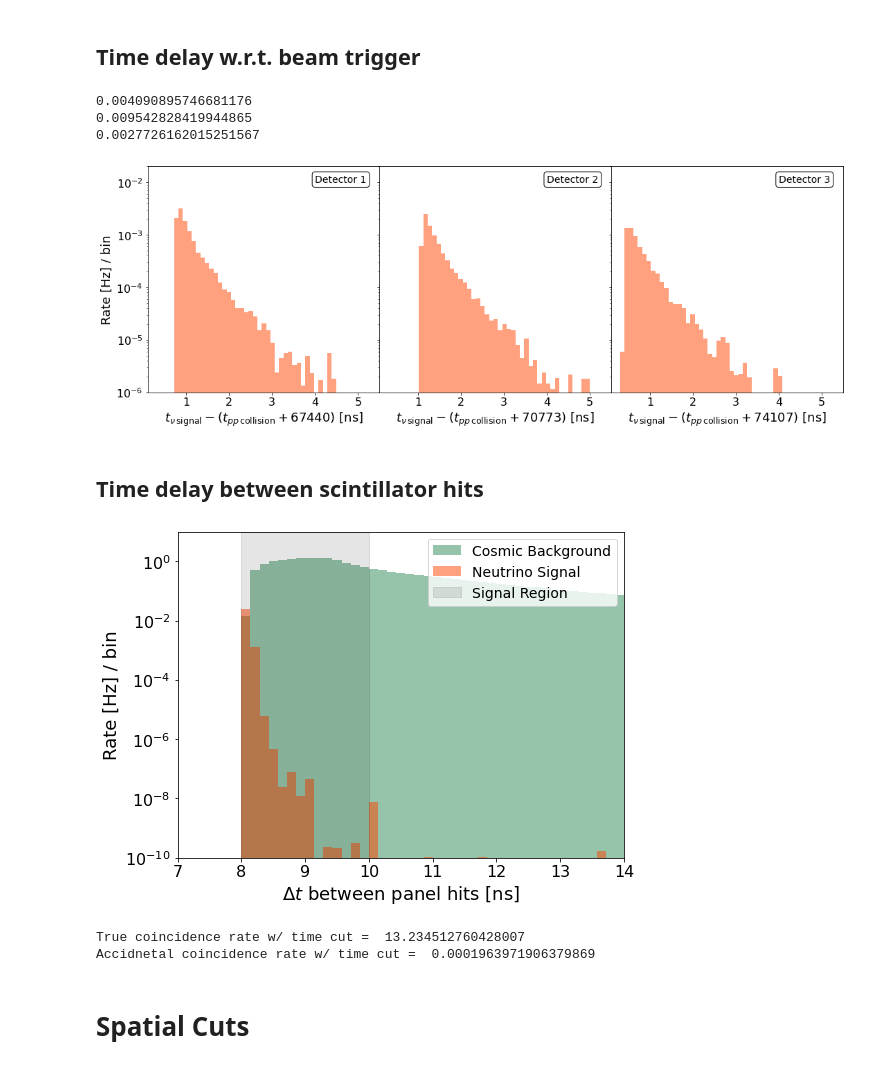
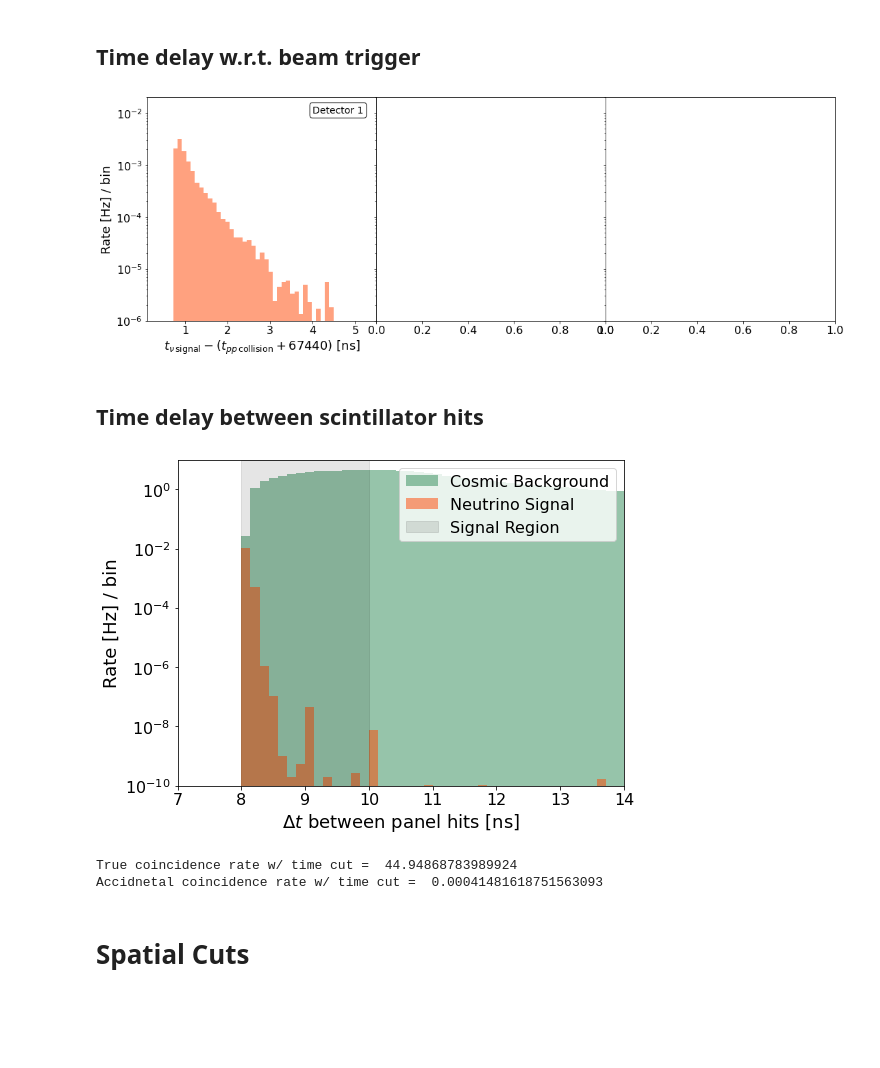
Before and after one commit to nickkamp1/Lake_Geneva_Neutrinos, a Jupyter notebook: Cosmics/SurfaceMuonBackgroundEstimate.ipynb, the cells around one changed output. Cells and saved outputs as stored; diff of their text form; code cells hidden in the pictures; blank space fills up the shorter version.

```diff
--- a/Cosmics/SurfaceMuonBackgroundEstimate.ipynb
+++ b/Cosmics/SurfaceMuonBackgroundEstimate.ipynb
@@ -10,7 +10,7 @@ plt.style.use("../figures.mplstyle")
 cosmic_color = "seagreen"
 nu_color = "orangered"
 
-MuonFile = "MuonSimPrototypeOut.txt"
+MuonFile = "MuonSimOut.txt"
 
 if MuonFile=="MuonSimOut.txt":
     rate = 178282/2 # factor of two to account for hitting near panel first
@@ -22,7 +22,7 @@ elif MuonFile=="MuonSimPrototypeOut.txt":
     rate = 29903.5/2 # factor of two to account for hitting near panel first
     Ngen = 100000000
 
-rate *= 3 # for the number of detectors
+#rate *= 3 # for the number of detectors
 
 n_bunches = 72 * ((3 + 3 + 4)*3 + (3 + 3 + 3))
 n_missing_bunches = 3*(8*(2+2+3) + 2*38 + 39) + (8 * (2+2+2) + 38 * 2 + 119) # not correct it seems
@@ -34,14 +34,18 @@ rate *= eff_duty_factor
 n_months_HLLHC = 58#4*6
 n_seconds_HLLHC = n_months_HLLHC * 30.5 * 24 * 60 * 60
 
+cuts = ["No Cuts","Beam Timing", "Panel $\Delta t$", "Aggresive 1D Cut", "Conservative 1D Cut", "2D Cut"]
+nu_rate_dict = {cut:0 for cut in cuts}
+cosmic_rate_dict = {cut:0 for cut in cuts}
+
 c = 3e-1 # m / ns
 # %% [markdown]
 # Load the neutrinos
 # %%
-siren_data = pd.concat((pd.read_parquet("../Data/SIREN/Output/Surface_1km_Spacking/LHCb_LHC13_EPOSLHC_light_14.parquet"),
-                        pd.read_parquet("../Data/SIREN/Output/Surface_1km_Spacking/LHCb_LHC13_EPOSLHC_light_-14.parquet"),
-                        pd.read_parquet("../Data/SIREN/Output/Surface_1km_Spacking/LHCb_LHC13_BKSS_charm_14.parquet"),
-                        pd.read_parquet("../Data/SIREN/Output/Surface_1km_Spacking/LHCb_LHC13_BKSS_charm_-14.parquet")))
+siren_data = pd.concat((pd.read_parquet("../Data/SIREN/Output/Surface_1km_Spacing/LHCb_LHC13_EPOSLHC_light_14.parquet"),
+                        pd.read_parquet("../Data/SIREN/Output/Surface_1km_Spacing/LHCb_LHC13_EPOSLHC_light_-14.parquet"),
+                        pd.read_parquet("../Data/SIREN/Output/Surface_1km_Spacing/LHCb_LHC13_BKSS_charm_14.parquet"),
+                        pd.read_parquet("../Data/SIREN/Output/Surface_1km_Spacing/LHCb_LHC13_BKSS_charm_-14.parquet")))
 # %% [markdown]
 # Load the cosmics
 # %%
@@ -120,31 +141,32 @@ print(sum(nu_data.weights)/n_seconds_HLLHC)
 # %% [markdown]
 ## Time delay w.r.t. beam trigger
 # %%
-bin_centers = [67440,70773,74107]
+bin_centers = [67440,
+               #70773,
+               #74107
+              ]
 bw = 5
 
 fig,ax = plt.subplots(1,3,figsize=(18,6),sharey=True)
 fig.subplots_adjust(wspace=0)
 for ib,bc in enumerate(bin_centers):
     d,b,_ = ax[ib].hist(nu_data["beam_timing"]-bc,weights=nu_data["weights"]/n_seconds_HLLHC,
                 bins=np.linspace(0,bw,50),#np.linspace(bc-bw/2,bc+bw/2,100),
                 alpha=0.5,color=nu_color,label="Neutrino Signal")
-    print(sum(d[b[:-1]>3])/sum(d))
+    beam_timing_loss = sum(d[b[:-1]<=3])/sum(d)
     ax[ib].set_xlabel(r"$t_{\nu\,{\rm signal}} - (t_{pp\,{\rm collision}} + %d)$ [ns]"%bc)
     ax[ib].text(bw-1,0.01,"Detector %d"%(ib+1),fontsize=14,
                 bbox=dict(facecolor='white', edgecolor='black',boxstyle='round'))
     ax[ib].semilogy()
     ax[ib].set_xlim(0.1,bw+0.5)
     ax[ib].set_xticks(range(1,bw+1))
 ax[0].set_ylabel("Rate [Hz] / bin")
 ax[0].set_ylim(1e-6,2e-2)
 plt.savefig("Figures/BeamTiming.pdf",dpi=100)
 plt.show()
+nu_rate_dict["Beam Timing"] = beam_timing_loss * nu_rate_dict["No Cuts"]
 # %% [output]
-0.004090895746681176
-0.009542828419944865
-0.0027726162015251567
-[figure, old version]
+[figure, new version]
 # %% [markdown]
 ## Time delay between scintillator hits
 # %%
@@ -173,10 +195,12 @@ cosmic_data_time_cut = cosmic_data.query("delta_t > 8 and delta_t < 10")
 nu_data_time_cut = nu_data.query("delta_t > 8 and delta_t < 10")
 print("True coincidence rate w/ time cut = ",len(cosmic_data_time_cut)*rate/Ngen)
 print("Accidnetal coincidence rate w/ time cut = ",singles_rate* 1.62e3 * 2e-9)
+nu_rate_dict["Panel $\\Delta t$"] = beam_timing_loss*sum(nu_data_time_cut["weights"])/n_seconds_HLLHC
+cosmic_rate_dict["Panel $\\Delta t$"] = len(cosmic_data_time_cut)*rate/Ngen
 # %% [output]
-[figure, old version]
+[figure, new version]
-True coincidence rate w/ time cut =  13.234512760428007
-Accidnetal coincidence rate w/ time cut =  0.0001963971906379869
+True coincidence rate w/ time cut =  44.94868783989924
+Accidnetal coincidence rate w/ time cut =  0.00041481618751563093
 # %% [markdown]
 # Spatial Cuts
 # %%
```
Also changed, not shown: parts of 13 cells of this notebook, 5 other files.
